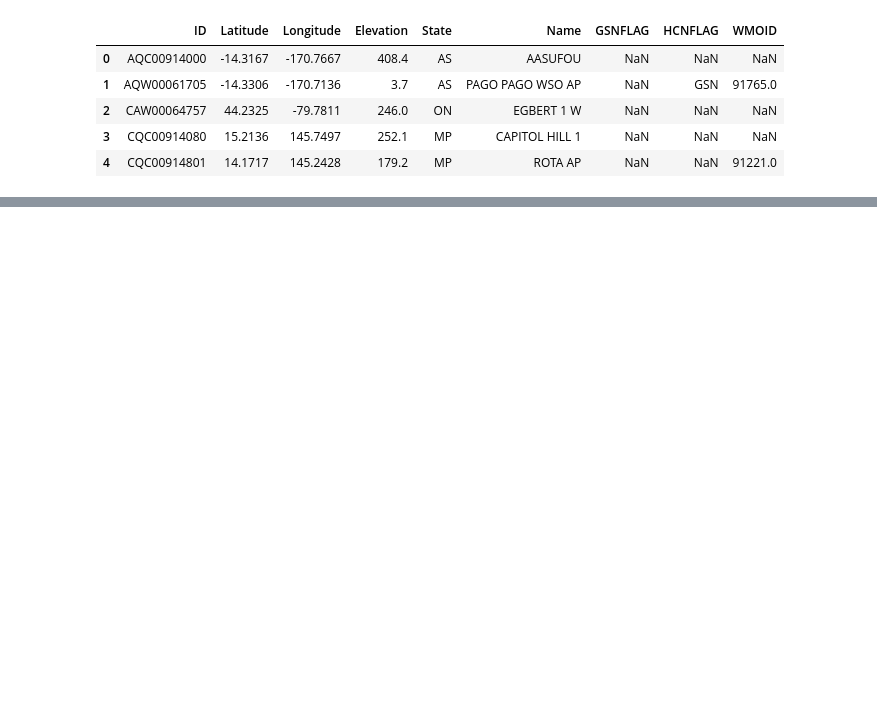
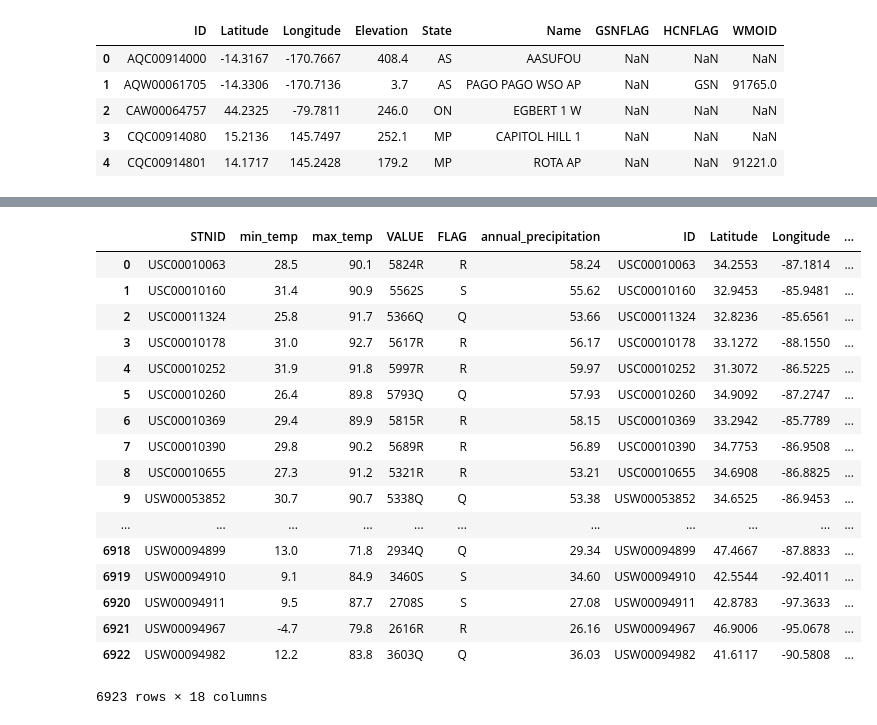
Before and after one commit to travisdoesmath/comfy-weather, a Jupyter notebook: Parse Weather Data.ipynb, the cells around one changed output, grey strips where cells are left out. Drawn from its saved outputs; the diff is of its cells as text; code cells hidden in the pictures; blank space fills up the shorter version.

```diff
--- a/Parse Weather Data.ipynb
+++ b/Parse Weather Data.ipynb
@@ -151,3 +131,19 @@ list(stations.columns)
  'GSNFLAG',
  'HCNFLAG',
  'WMOID']
+# %%
+lat_longs = list(stations.apply(lambda row: {'Latitude':row['Latitude'],'Longitude':row['Longitude']}, axis='columns'))
+lat_longs
+
+for lat_long in lat_longs:
+    url = f"https://geo.fcc.gov/api/census/block/find?latitude={lat_long['Latitude']}&longitude={lat_long['Longitude']}&showall=false&format=json"
+    response = requests.get(url)
+    if response.ok:
+        lat_long['FIPS_COUNTY'] = response.json()['County']['FIPS']
+    print(lat_long)
+
+# for row in stations.iterrows():
+#     #url = f"https://geo.fcc.gov/api/census/block/find?latitude={row['Latitude']}&longitude={row['Longitude']}&showall=false&format=json"
+#     url = f"https://geo.fcc.gov/api/census/block/find?latitude={row['Latitude']}&longitude=&showall=false&format=json"
+#     print(url)
+#     #response = requests.get
@@ -153,0 +168,3 @@ list(stations.columns)
+# %%
+avg_weekly_wage = pd.read_csv('avg_weekly_wage.csv', dtype={'FIPS_COUNTY':str})
+avg_weekly_wage.head()
@@ -154 +178,24 @@ list(stations.columns)
+# %%
+data_df = pd.merge(stations, pd.DataFrame(lat_longs), on=['Latitude','Longitude'])
+data_df = pd.merge(data_df, avg_weekly_wage, on='FIPS_COUNTY')
+data_df
+# %% [output]
+|  | STNID | min_temp | max_temp | VALUE | FLAG | annual_precipitation | ID | Latitude | Longitude | ... |
+| 0 | USC00010063 | 28.5 | 90.1 | 5824R | R | 58.24 | USC00010063 | 34.2553 | -87.1814 | ... |
+| 1 | USC00010160 | 31.4 | 90.9 | 5562S | S | 55.62 | USC00010160 | 32.9453 | -85.9481 | ... |
+| 2 | USC00011324 | 25.8 | 91.7 | 5366Q | Q | 53.66 | USC00011324 | 32.8236 | -85.6561 | ... |
+| 3 | USC00010178 | 31.0 | 92.7 | 5617R | R | 56.17 | USC00010178 | 33.1272 | -88.1550 | ... |
+| 4 | USC00010252 | 31.9 | 91.8 | 5997R | R | 59.97 | USC00010252 | 31.3072 | -86.5225 | ... |
+| 5 | USC00010260 | 26.4 | 89.8 | 5793Q | Q | 57.93 | USC00010260 | 34.9092 | -87.2747 | ... |
+| 6 | USC00010369 | 29.4 | 89.9 | 5815R | R | 58.15 | USC00010369 | 33.2942 | -85.7789 | ... |
+| 7 | USC00010390 | 29.8 | 90.2 | 5689R | R | 56.89 | USC00010390 | 34.7753 | -86.9508 | ... |
+| 8 | USC00010655 | 27.3 | 91.2 | 5321R | R | 53.21 | USC00010655 | 34.6908 | -86.8825 | ... |
+| 9 | USW00053852 | 30.7 | 90.7 | 5338Q | Q | 53.38 | USW00053852 | 34.6525 | -86.9453 | ... |
+| ... | ... | ... | ... | ... | ... | ... | ... | ... | ... | ... |
+| 6918 | USW00094899 | 13.0 | 71.8 | 2934Q | Q | 29.34 | USW00094899 | 47.4667 | -87.8833 | ... |
+| 6919 | USW00094910 | 9.1 | 84.9 | 3460S | S | 34.60 | USW00094910 | 42.5544 | -92.4011 | ... |
+| 6920 | USW00094911 | 9.5 | 87.7 | 2708S | S | 27.08 | USW00094911 | 42.8783 | -97.3633 | ... |
+| 6921 | USW00094967 | -4.7 | 79.8 | 2616R | R | 26.16 | USW00094967 | 46.9006 | -95.0678 | ... |
+| 6922 | USW00094982 | 12.2 | 83.8 | 3603Q | Q | 36.03 | USW00094982 | 41.6117 | -90.5808 | ... |
+6923 rows × 18 columns
 # %%
```
Also changed, not shown: parts of 11 cells of this notebook, 7 other files.
